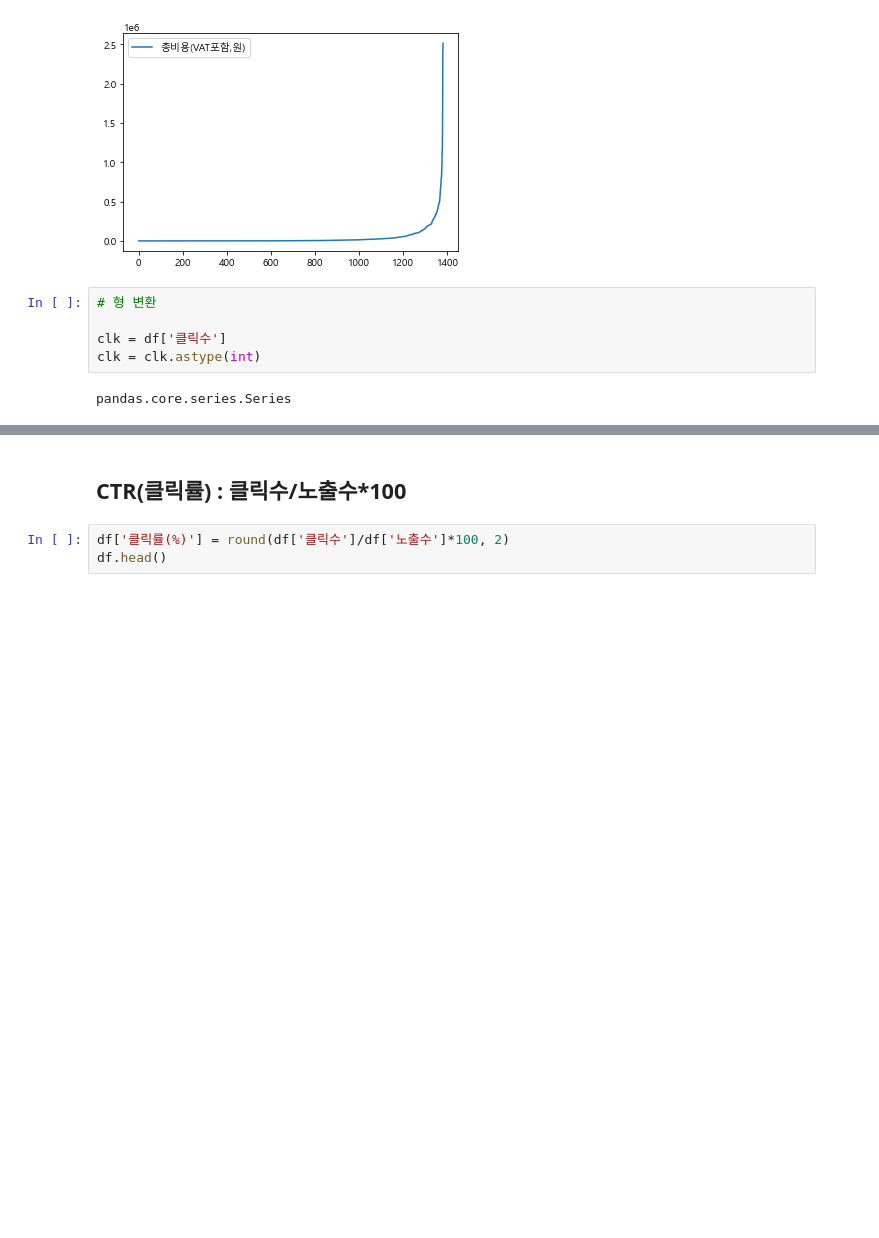
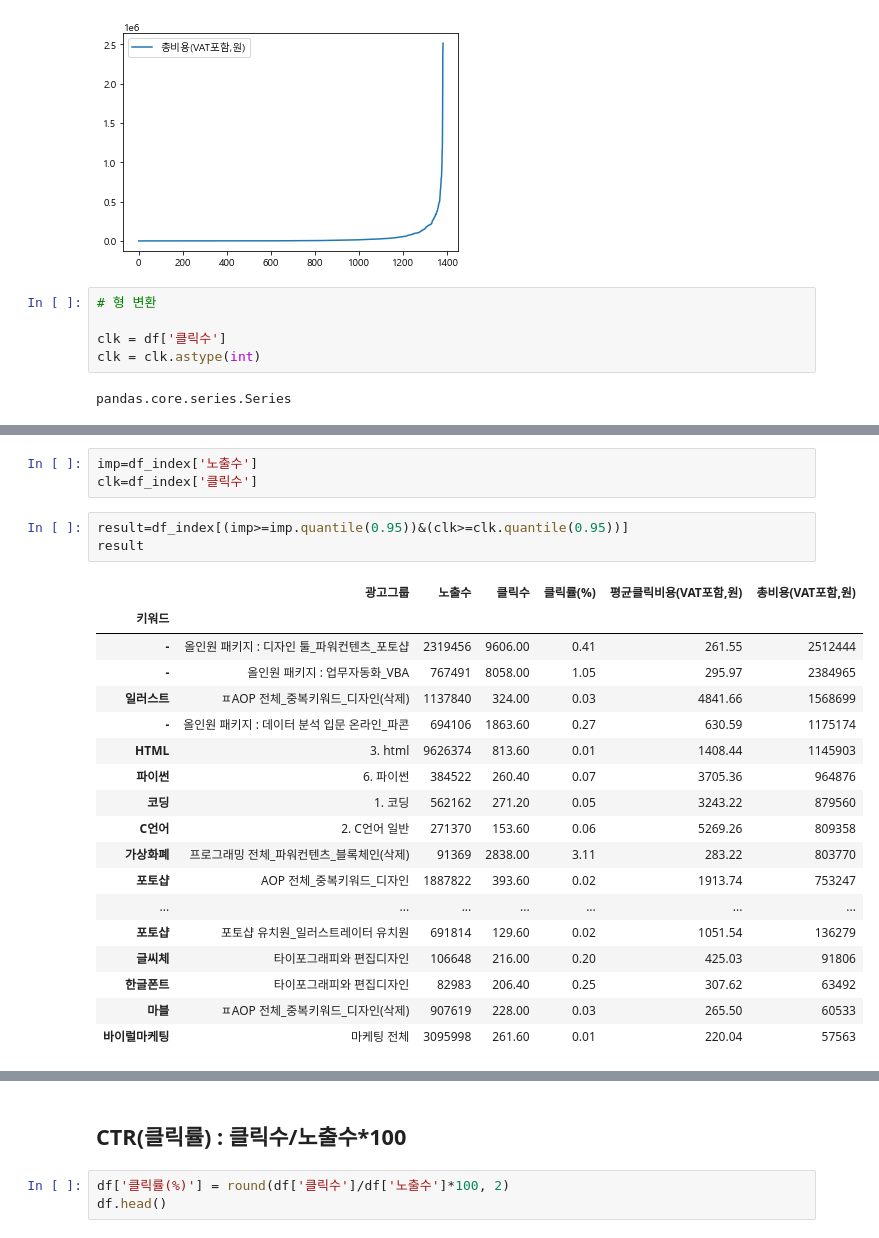
Before and after one commit to iamjinuk/bigman, a Jupyter notebook: 광고 데이터 분석.ipynb, the cells around one changed output, grey strips where cells are left out. Cells and saved outputs as stored; diff of their text form; blank space fills up the shorter version.

```diff
--- a/광고 데이터 분석.ipynb
+++ b/광고 데이터 분석.ipynb
@@ -174,0 +273,25 @@ pandas.core.series.Series
+# %%
+imp=df_index['노출수']
+clk=df_index['클릭수']
+# %%
+result=df_index[(imp>=imp.quantile(0.95))&(clk>=clk.quantile(0.95))]
+result
+# %% [output]
+|  | 광고그룹 | 노출수 | 클릭수 | 클릭률(%) | 평균클릭비용(VAT포함,원) | 총비용(VAT포함,원) |
+| 키워드 |  |  |  |  |  |  |
+| - | 올인원 패키지 : 디자인 툴_파워컨텐츠_포토샵 | 2319456 | 9606.00 | 0.41 | 261.55 | 2512444 |
+| - | 올인원 패키지 : 업무자동화_VBA | 767491 | 8058.00 | 1.05 | 295.97 | 2384965 |
+| 일러스트 | ㅍAOP 전체_중복키워드_디자인(삭제) | 1137840 | 324.00 | 0.03 | 4841.66 | 1568699 |
+| - | 올인원 패키지 : 데이터 분석 입문 온라인_파콘 | 694106 | 1863.60 | 0.27 | 630.59 | 1175174 |
+| HTML | 3. html | 9626374 | 813.60 | 0.01 | 1408.44 | 1145903 |
+| 파이썬 | 6. 파이썬 | 384522 | 260.40 | 0.07 | 3705.36 | 964876 |
+| 코딩 | 1. 코딩 | 562162 | 271.20 | 0.05 | 3243.22 | 879560 |
+| C언어 | 2. C언어 일반 | 271370 | 153.60 | 0.06 | 5269.26 | 809358 |
+| 가상화폐 | 프로그래밍 전체_파워컨텐츠_블록체인(삭제) | 91369 | 2838.00 | 3.11 | 283.22 | 803770 |
+| 포토샵 | AOP 전체_중복키워드_디자인 | 1887822 | 393.60 | 0.02 | 1913.74 | 753247 |
+| ... | ... | ... | ... | ... | ... | ... |
+| 포토샵 | 포토샵 유치원_일러스트레이터 유치원 | 691814 | 129.60 | 0.02 | 1051.54 | 136279 |
+| 글씨체 | 타이포그래피와 편집디자인 | 106648 | 216.00 | 0.20 | 425.03 | 91806 |
+| 한글폰트 | 타이포그래피와 편집디자인 | 82983 | 206.40 | 0.25 | 307.62 | 63492 |
+| 마블 | ㅍAOP 전체_중복키워드_디자인(삭제) | 907619 | 228.00 | 0.03 | 265.50 | 60533 |
+| 바이럴마케팅 | 마케팅 전체 | 3095998 | 261.60 | 0.01 | 220.04 | 57563 |
```
Also changed, not shown: parts of 32 cells of this notebook.
